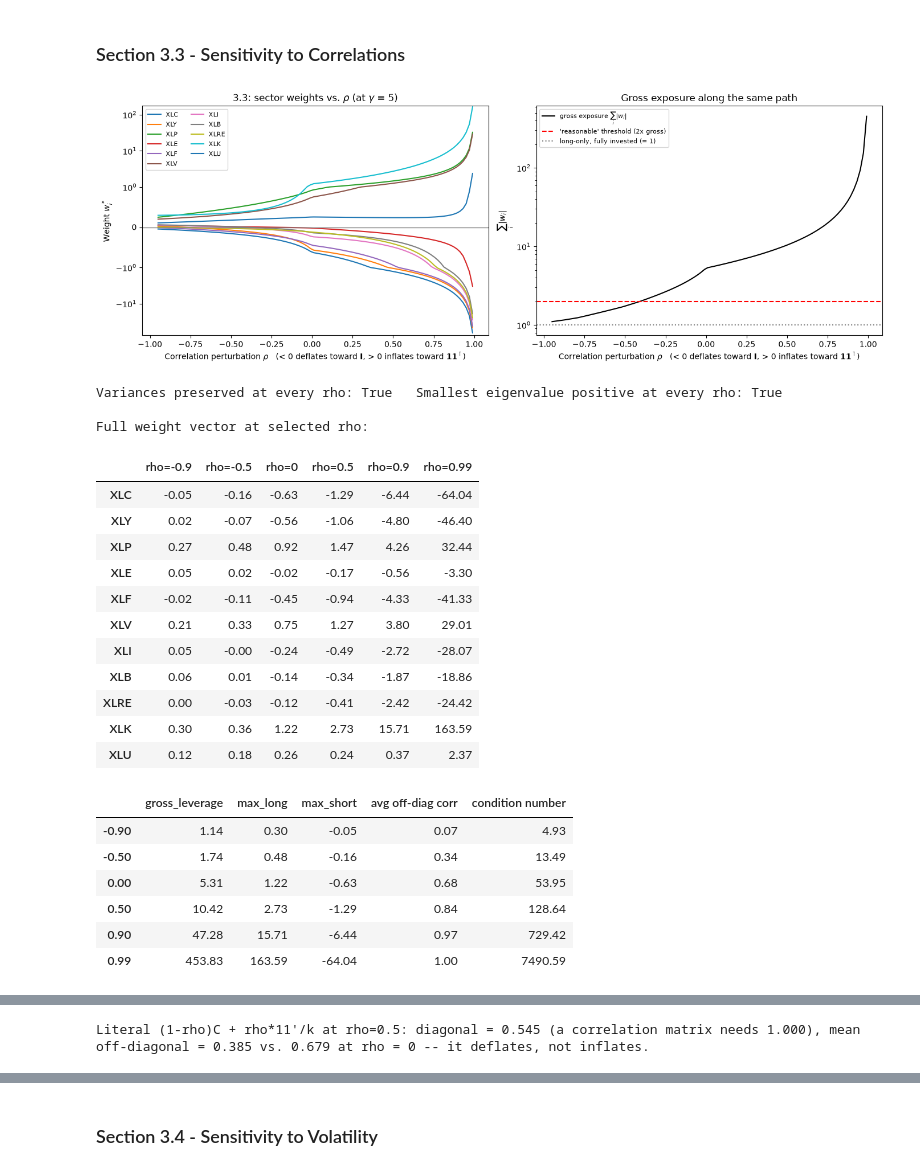
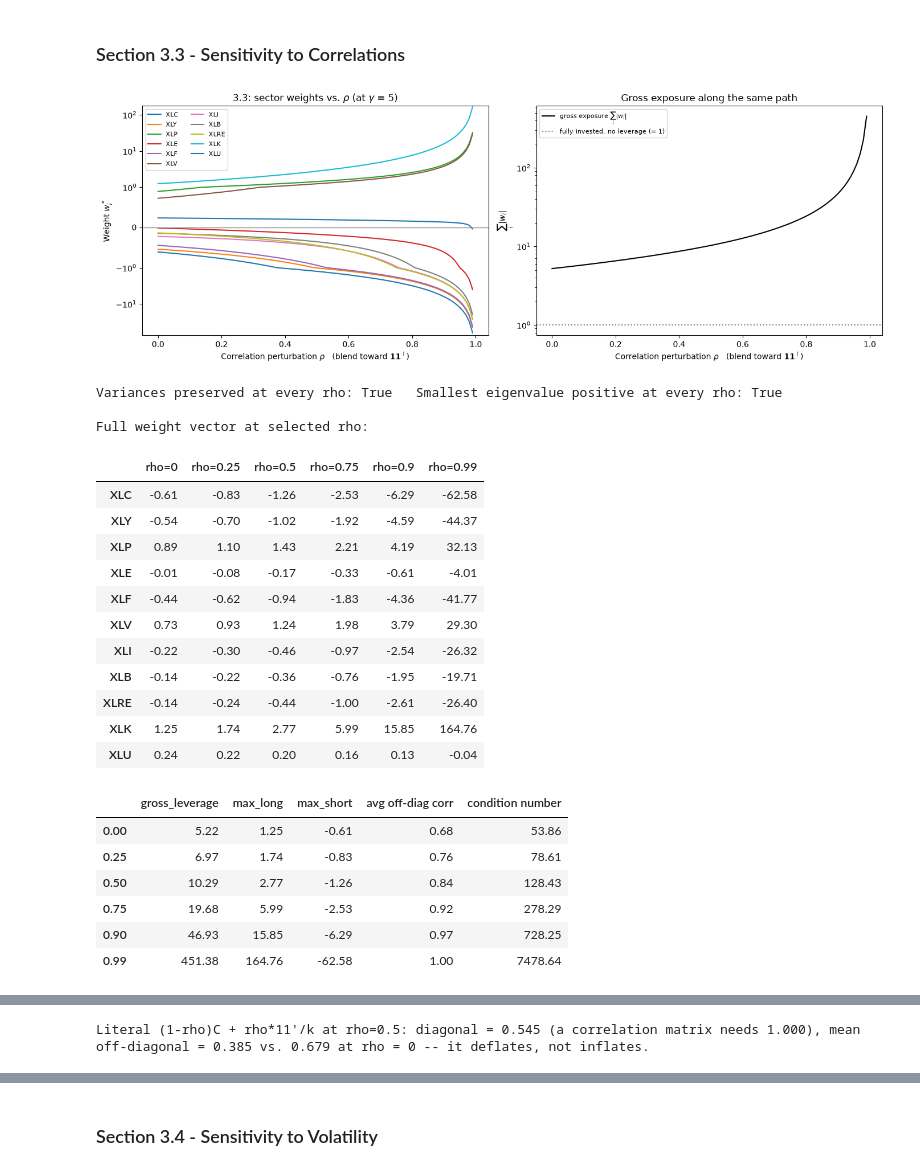
Before and after one commit to tzs7ch/stat4170-adam, a Jupyter notebook: case-studies/cs1/cs1_pipeline.ipynb, the cells around one changed output, grey strips where cells are left out. Cells and saved outputs as stored; diff of their text form; code cells hidden in the pictures.

```diff
--- a/case-studies/cs1/cs1_pipeline.ipynb
+++ b/case-studies/cs1/cs1_pipeline.ipynb
@@ -945,23 +859,23 @@ OFFDIAG = ~np.eye(K, dtype=bool)
 
 
 def corr_perturbed(rho):
-    """C(rho): blend the estimated correlation matrix toward all-ones (rho > 0, inflate) or
-    toward the identity (rho < 0, deflate). Both targets are themselves correlation matrices,
-    so the diagonal stays exactly 1 -- the variances in Sigma(rho) = D C(rho) D are untouched --
-    and a convex combination of PSD matrices is PSD, so positive definiteness survives for |rho| < 1."""
-    target = ONES_MAT if rho >= 0 else np.eye(K)
-    return (1 - abs(rho)) * C_base + abs(rho) * target
+    """C(rho): blend the estimated correlation matrix toward all-ones as rho goes from 0 (the real
+    estimate) to just under 1 (every pairwise correlation -> 1). 1 1^T is itself a valid
+    correlation matrix (unit diagonal), so C(rho) keeps a unit diagonal exactly -- the variances in
+    Sigma(rho) = D C(rho) D are untouched -- and a convex combination of two PSD matrices is PSD,
+    so positive definiteness survives for the whole range."""
+    return (1 - rho) * C_base + rho * ONES_MAT
 
 
 def sigma_perturbed(rho):
     return np.outer(D_base, D_base) * corr_perturbed(rho)
 
 
-RHO_GRID = np.linspace(-0.95, 0.99, 100)
+RHO_GRID = np.linspace(0.0, 0.99, 100)
 W_rho = weight_path(RHO_GRID, lambda r: mpt_weights(mu_base, sigma_perturbed(r), GAMMA_BASE))
 
 diag_rho = plot_weight_path(
-    W_rho, r"Correlation perturbation $\rho$   (< 0 deflates toward $\mathbf{I}$, > 0 inflates toward $\mathbf{1}\mathbf{1}^\intercal$)",
+    W_rho, r"Correlation perturbation $\rho$   (blend toward $\mathbf{1}\mathbf{1}^\intercal$)",
     rf"3.3: sector weights vs. $\rho$ (at $\gamma$ = {GAMMA_BASE:g})",
     symlog_w=True, log_gross=True,
 )
@@ -976,62 +890,61 @@ rho_checks = pd.DataFrame({
 print(f"Variances preserved at every rho: {rho_checks['variances unchanged'].all()}   "
       f"Smallest eigenvalue positive at every rho: {(rho_checks['min eigenvalue'] > 0).all()}")
 
-RHO_SHOW = [-0.9, -0.5, 0.0, 0.5, 0.9, 0.99]
+RHO_SHOW = [0.0, 0.25, 0.5, 0.75, 0.9, 0.99]
 rho_table = weight_path(RHO_SHOW, lambda r: mpt_weights(mu_base, sigma_perturbed(r), GAMMA_BASE)).T
 rho_table.columns = [f"rho={r:g}" for r in RHO_SHOW]
 print("\nFull weight vector at selected rho:")
 display(rho_table.round(2))
 summary_rho = path_diagnostics(weight_path(RHO_SHOW, lambda r: mpt_weights(mu_base, sigma_perturbed(r), GAMMA_BASE)))
 summary_rho["avg off-diag corr"] = [corr_perturbed(r)[OFFDIAG].mean() for r in RHO_SHOW]
 summary_rho["condition number"] = [np.linalg.cond(sigma_perturbed(r)) for r in RHO_SHOW]
 display(summary_rho.round(2))
 
 # Why it blows up: as rho -> 1 the k-1 "spread" eigenvalues of Sigma(rho) shrink like (1 - rho),
 # so Sigma(rho)^-1 -- and the weights, which live mostly in those directions -- grow like 1/(1 - rho).
 fig, ax = plt.subplots(figsize=(7, 5))
-pos = RHO_GRID > 0
-ax.plot(1 - RHO_GRID[pos], diag_rho["gross_leverage"].values[pos], marker=".", label=r"gross exposure $\sum_i|w_i|$")
-ax.plot(1 - RHO_GRID[pos], rho_checks["condition number"].values[pos], marker=".",
+ax.plot(1 - RHO_GRID, diag_rho["gross_leverage"].values, marker=".", label=r"gross exposure $\sum_i|w_i|$")
+ax.plot(1 - RHO_GRID, rho_checks["condition number"].values, marker=".",
         label=r"condition number of $\Sigma(\rho)$")
-ax.plot(1 - RHO_GRID[pos], 5.0 / (1 - RHO_GRID[pos]), color="black", linestyle="--",
+ax.plot(1 - RHO_GRID, 5.0 / (1 - RHO_GRID), color="black", linestyle="--",
         label=r"reference slope $\propto 1/(1-\rho)$")
 ax.set_xscale("log"); ax.set_yscale("log")
 ax.invert_xaxis()
 ax.set_xlabel(r"$1 - \rho$ (log scale, decreasing $\rightarrow$ more correlated)")
 ax.set_ylabel("Value (log scale)")
 ax.set_title(r"3.3: both gross exposure and $\mathrm{cond}(\Sigma)$ grow like $1/(1-\rho)$")
 ax.legend()
 plt.tight_layout(); plt.show()
 
 # The prompt's literal C(rho) = (1-rho)C + rho*11'/k does not keep a unit diagonal, so it would
 # quietly rescale the variances -- the one thing 3.3 is supposed to hold fixed.
 lit_half = 0.5 * C_base + 0.5 * ONES_MAT / K
 print(f"\nLiteral (1-rho)C + rho*11'/k at rho=0.5: diagonal = {lit_half[0, 0]:.3f} (a correlation matrix needs 1.000), "
       f"mean off-diagonal = {lit_half[OFFDIAG].mean():.3f} vs. {C_base[OFFDIAG].mean():.3f} at rho = 0 -- it deflates, not inflates.")
 # %% [output]
-[figure, old version]
+[figure, new version]
 Variances preserved at every rho: True   Smallest eigenvalue positive at every rho: True
 
 Full weight vector at selected rho:
-|  | rho=-0.9 | rho=-0.5 | rho=0 | rho=0.5 | rho=0.9 | rho=0.99 |
-| XLC | -0.05 | -0.16 | -0.63 | -1.29 | -6.44 | -64.04 |
-| XLY | 0.02 | -0.07 | -0.56 | -1.06 | -4.80 | -46.40 |
-| XLP | 0.27 | 0.48 | 0.92 | 1.47 | 4.26 | 32.44 |
-| XLE | 0.05 | 0.02 | -0.02 | -0.17 | -0.56 | -3.30 |
-| XLF | -0.02 | -0.11 | -0.45 | -0.94 | -4.33 | -41.33 |
-| XLV | 0.21 | 0.33 | 0.75 | 1.27 | 3.80 | 29.01 |
-| XLI | 0.05 | -0.00 | -0.24 | -0.49 | -2.72 | -28.07 |
-| XLB | 0.06 | 0.01 | -0.14 | -0.34 | -1.87 | -18.86 |
-| XLRE | 0.00 | -0.03 | -0.12 | -0.41 | -2.42 | -24.42 |
-| XLK | 0.30 | 0.36 | 1.22 | 2.73 | 15.71 | 163.59 |
-| XLU | 0.12 | 0.18 | 0.26 | 0.24 | 0.37 | 2.37 |
+|  | rho=0 | rho=0.25 | rho=0.5 | rho=0.75 | rho=0.9 | rho=0.99 |
+| XLC | -0.61 | -0.83 | -1.26 | -2.53 | -6.29 | -62.58 |
+| XLY | -0.54 | -0.70 | -1.02 | -1.92 | -4.59 | -44.37 |
+| XLP | 0.89 | 1.10 | 1.43 | 2.21 | 4.19 | 32.13 |
+| XLE | -0.01 | -0.08 | -0.17 | -0.33 | -0.61 | -4.01 |
+| XLF | -0.44 | -0.62 | -0.94 | -1.83 | -4.36 | -41.77 |
+| XLV | 0.73 | 0.93 | 1.24 | 1.98 | 3.79 | 29.30 |
+| XLI | -0.22 | -0.30 | -0.46 | -0.97 | -2.54 | -26.32 |
+| XLB | -0.14 | -0.22 | -0.36 | -0.76 | -1.95 | -19.71 |
+| XLRE | -0.14 | -0.24 | -0.44 | -1.00 | -2.61 | -26.40 |
+| XLK | 1.25 | 1.74 | 2.77 | 5.99 | 15.85 | 164.76 |
+| XLU | 0.24 | 0.22 | 0.20 | 0.16 | 0.13 | -0.04 |
 |  | gross_leverage | max_long | max_short | avg off-diag corr | condition number |
-| -0.90 | 1.14 | 0.30 | -0.05 | 0.07 | 4.93 |
-| -0.50 | 1.74 | 0.48 | -0.16 | 0.34 | 13.49 |
-| 0.00 | 5.31 | 1.22 | -0.63 | 0.68 | 53.95 |
-| 0.50 | 10.42 | 2.73 | -1.29 | 0.84 | 128.64 |
-| 0.90 | 47.28 | 15.71 | -6.44 | 0.97 | 729.42 |
-| 0.99 | 453.83 | 163.59 | -64.04 | 1.00 | 7490.59 |
+| 0.00 | 5.22 | 1.25 | -0.61 | 0.68 | 53.86 |
+| 0.25 | 6.97 | 1.74 | -0.83 | 0.76 | 78.61 |
+| 0.50 | 10.29 | 2.77 | -1.26 | 0.84 | 128.43 |
+| 0.75 | 19.68 | 5.99 | -2.53 | 0.92 | 278.29 |
+| 0.90 | 46.93 | 15.85 | -6.29 | 0.97 | 728.25 |
+| 0.99 | 451.38 | 164.76 | -62.58 | 1.00 | 7478.64 |
 [figure]
 Literal (1-rho)C + rho*11'/k at rho=0.5: diagonal = 0.545 (a correlation matrix needs 1.000), mean off-diagonal = 0.385 vs. 0.679 at rho = 0 -- it deflates, not inflates.
 # %% [markdown]
```
Also changed, not shown: parts of 42 cells of this notebook.
